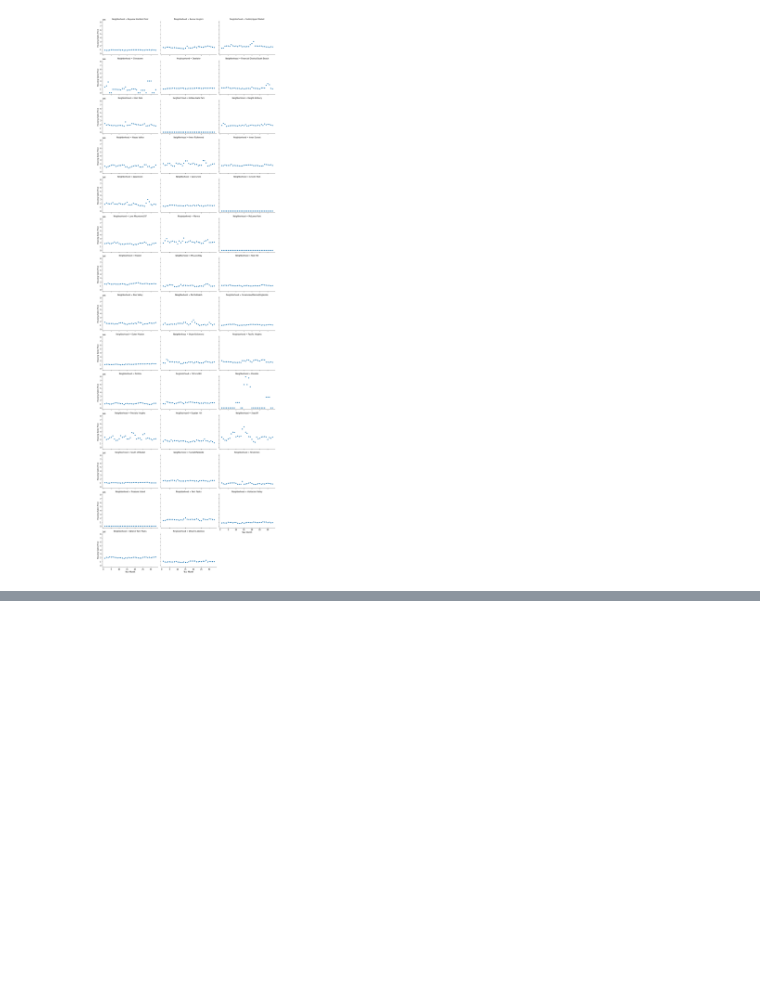
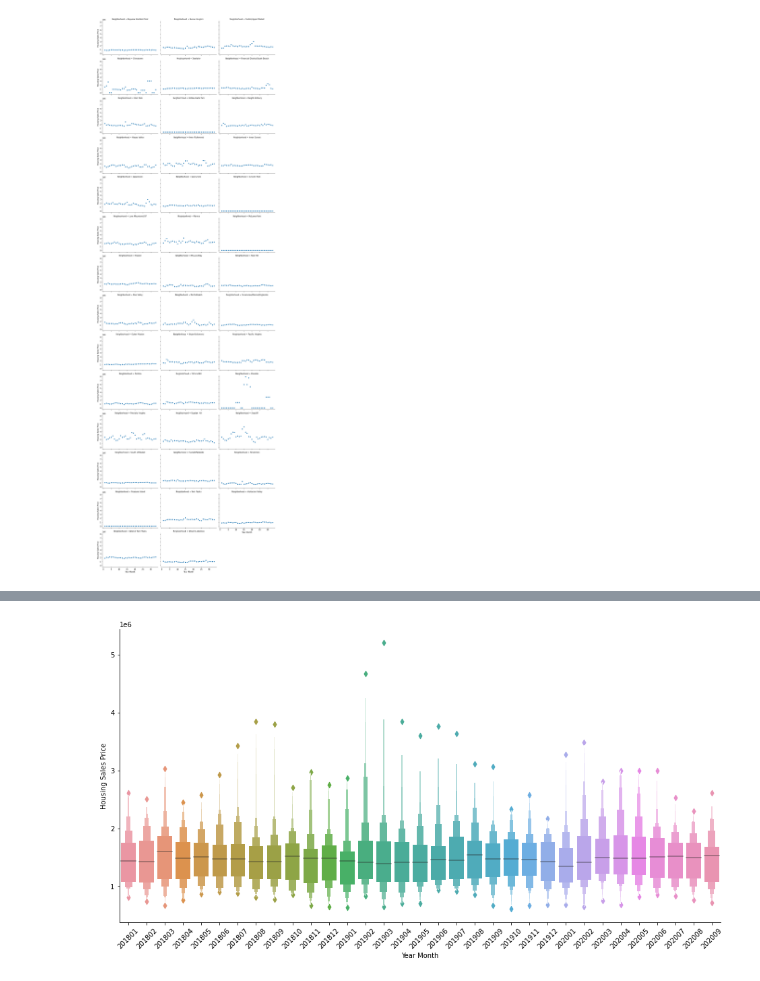
Before and after one commit to fontainelam/SF-PoliceIncidents-311-Housing, a Jupyter notebook: 05 - Exploratory Data Analysis.ipynb, the cells around one changed output, grey strips where cells are left out. Drawn from its saved outputs; the diff is of its cells as text; code cells hidden in the pictures; blank space fills up the shorter version.

```diff
--- a/05 - Exploratory Data Analysis.ipynb
+++ b/05 - Exploratory Data Analysis.ipynb
@@ -158,0 +189,4 @@ _ = g.set_axis_labels('Year Month', 'Housing Sales Price')
+# %%
+# drop data in the
+neighborhoods_to_drop = ['Golden Gate Park', 'Lincoln Park', 'McLaren Park', 'Treasure Island', 'Presidio']
+df.drop(df[df['Neighborhood'].isin(neighborhoods_to_drop)].index, inplace=True)
@@ -158,0 +197,4 @@ _ = g.set_axis_labels('Year Month', 'Housing Sales Price')
+# %%
+# interpolate sale prices for Chinatown
+df_chinatown = df[df['Neighborhood'] == 'Chinatown'][['Year Month', 'Median Sale Price']]
+df_chinatown[df_chinatown['Median Sale Price'] == 0]
@@ -158,0 +210,3 @@ _ = g.set_axis_labels('Year Month', 'Housing Sales Price')
+# %%
+chinatown_nonzero_avg = round(df_chinatown[df_chinatown['Median Sale Price'] != 0]['Median Sale Price'].mean(),2)
+chinatown_nonzero_avg
@@ -158,0 +215,3 @@ _ = g.set_axis_labels('Year Month', 'Housing Sales Price')
+# %%
+# update zero Chinatown values
+df.loc[(df['Neighborhood'] == 'Chinatown') & (df['Median Sale Price'] == 0), 'Median Sale Price'] = chinatown_nonzero_avg
@@ -158,0 +238,9 @@ _ = g.set_axis_labels('Year Month', 'Housing Sales Price')
+# %%
+# look at all neighborhoods
+f, ax = plt.subplots(figsize=(16,8))
+g = sns.boxenplot(data=df, x='Year Month', y='Median Sale Price')
+sns.despine()
+_ = plt.ylabel('Housing Sales Price')
+_ = plt.xticks(rotation=45)
+# %% [output]
+[figure, added]
```
Also changed, not shown: parts of 41 cells of this notebook, 1 other file.
